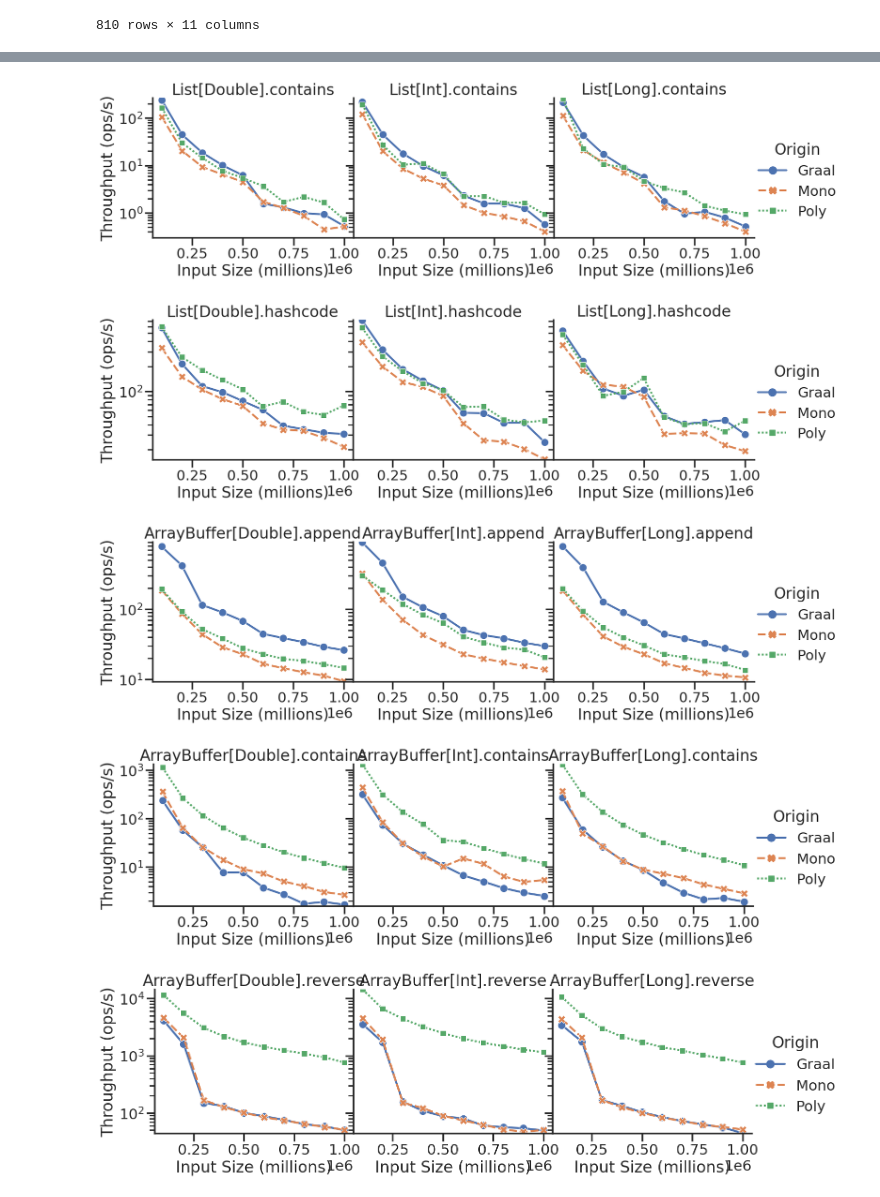
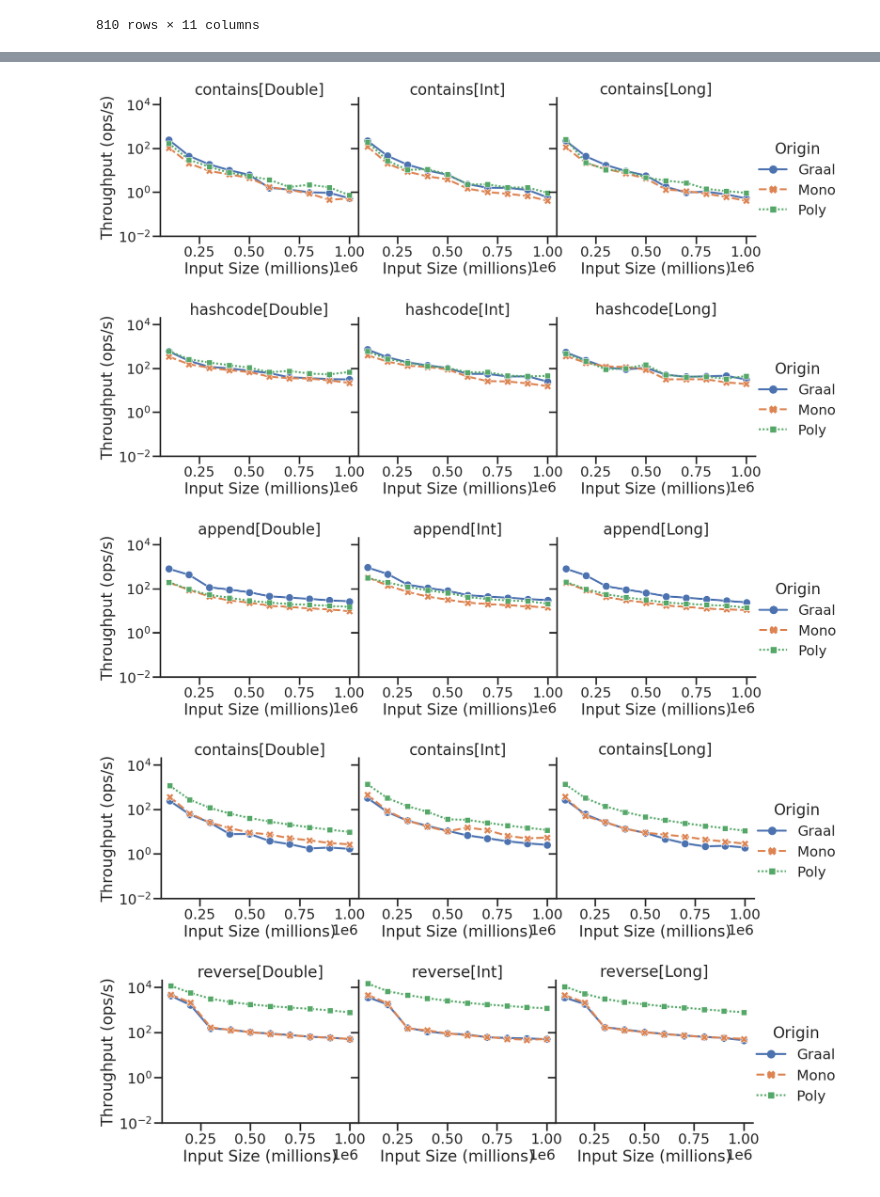
Before and after one commit to jmesyou/mmath-thesis, a Jupyter notebook: data/visualization.ipynb, the cells around one changed output, grey strips where cells are left out. Drawn from its saved outputs; the diff is of its cells as text; code cells hidden in the pictures.

```diff
--- a/data/visualization.ipynb
+++ b/data/visualization.ipynb
@@ -88,10 +88,10 @@ for b in benchmarks:
         )
     splot.set(yscale="log")
     splot.set_axis_labels("Input Size (millions)", "Throughput (ops/s)")
-    splot.set_titles(cls+"[{col_name}]."+method.lower())
+    splot.set_titles(method.lower()+"[{col_name}]")
     splot.figure.subplots_adjust(wspace=0, hspace=0)
-    # plt.ylim(0.01, 20000)
-    plt.ylim(subset['Score'].min() - 0.1, subset['Score'].max() + 10)
+    plt.ylim(0.01, 20000)
+    # plt.ylim(subset['Score'].min() - 0.1, subset['Score'].max() + 10)
     plt.savefig(b + '.svg')
     plt.show()
 # %% [output]
@@ -99,5 +99,5 @@ for b in benchmarks:
-[figure, old version]
+[figure, new version]
-[figure, old version]
+[figure, new version]
-[figure, old version]
+[figure, new version]
-[figure, old version]
+[figure, new version]
-[figure, old version]
+[figure, new version]
```
Also changed, not shown: parts of 1 cell of this notebook, 23 other files.
